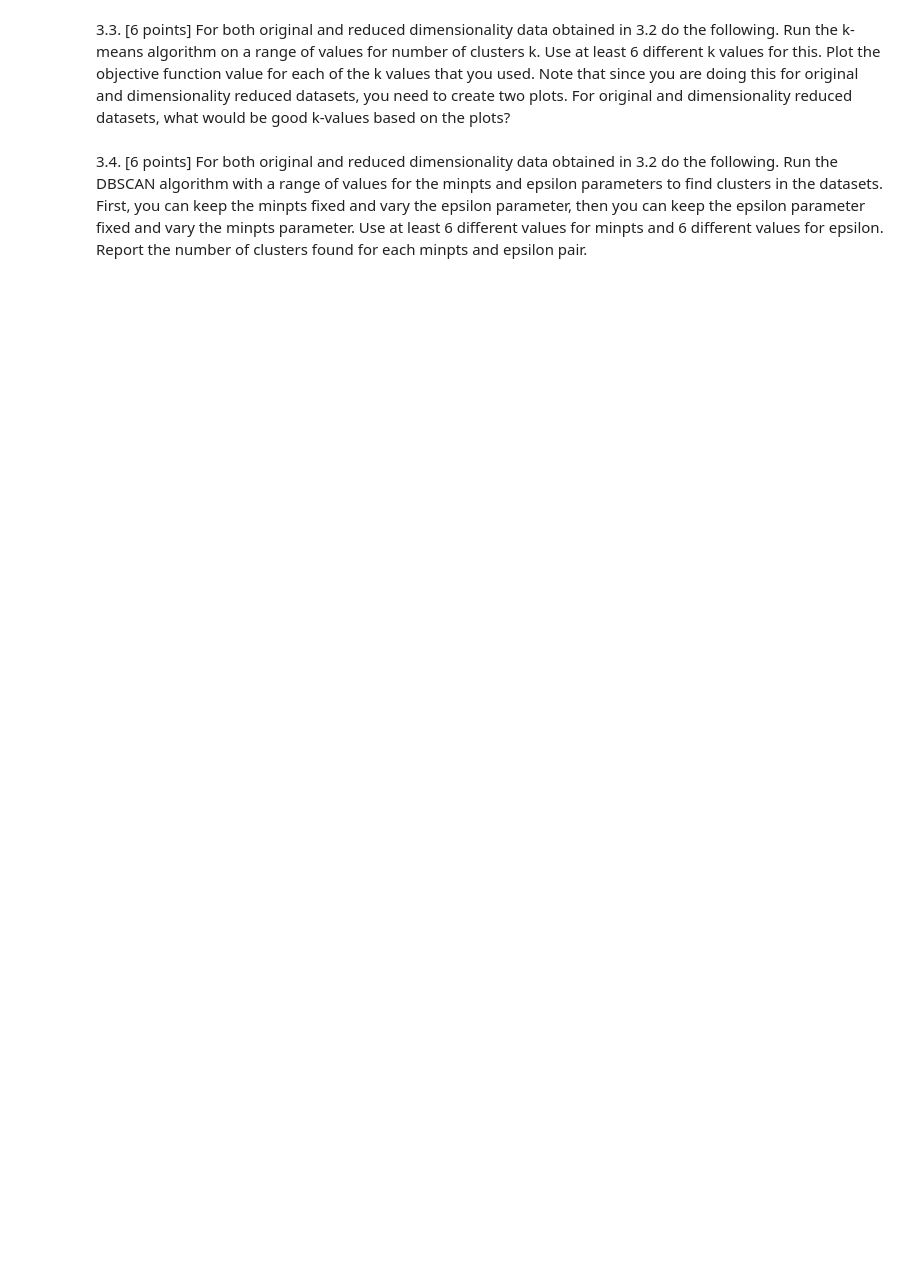
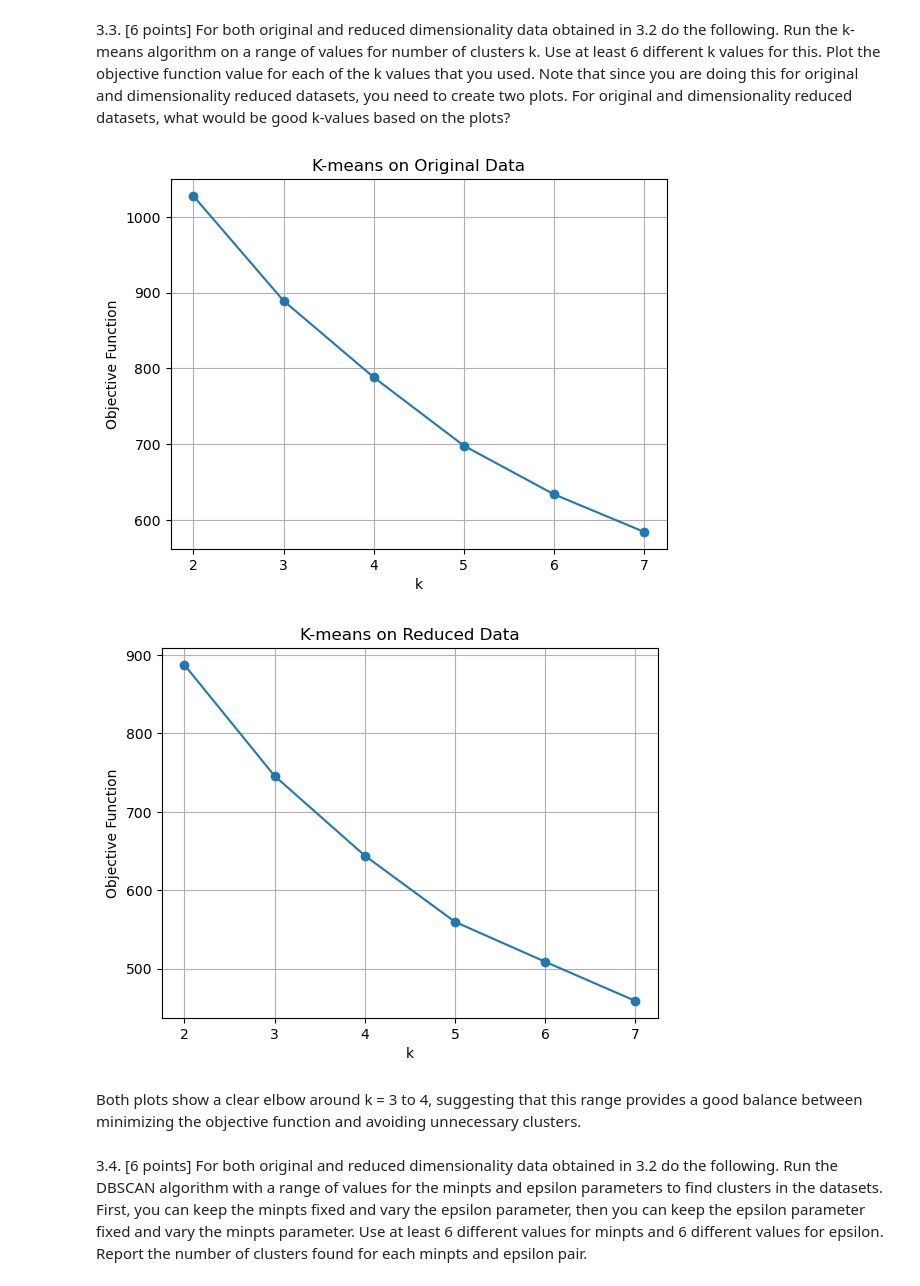
Before and after one commit to ArkhamTitan/CSCI_347-Mini-Projects-Group_17, a Jupyter notebook: Project 3/mini_project_03.ipynb, the cells around one changed output. Cells and saved outputs as stored; diff of their text form; code cells hidden in the pictures; blank space fills up the shorter version.

```diff
--- a/Project 3/mini_project_03.ipynb
+++ b/Project 3/mini_project_03.ipynb
@@ -202,6 +289,55 @@ different k values for this. Plot the objective function value for each of the k
 used. Note that since you are doing this for original and dimensionality reduced datasets, you
 need to create two plots. For original and dimensionality reduced datasets, what would be
 good k-values based on the plots?
+# %%
+pca_r = PCA(n_components=4)
+X_reduced = pca_r.fit_transform(X_scaled)
+
+from sklearn.cluster import KMeans
+
+def compute_objective(X, labels, centers):
+    total = 0
+    for i in range(len(X)):
+        total += np.linalg.norm(X[i] - centers[labels[i]])**2
+    return total
+
+k_values = [2, 3, 4, 5, 6, 7]
+
+original_obj = []
+reduced_obj = []
+
+for k in k_values:
+    kmeans = KMeans(n_clusters=k, random_state=0, n_init=10)
+    labels = kmeans.fit_predict(X_scaled)
+    obj = compute_objective(X_scaled, labels, kmeans.cluster_centers_)
+    original_obj.append(obj)
+
+for k in k_values:
+    kmeans = KMeans(n_clusters=k, random_state=0, n_init=10)
+    labels = kmeans.fit_predict(X_reduced)
+    obj = compute_objective(X_reduced, labels, kmeans.cluster_centers_)
+    reduced_obj.append(obj)
+
+plt.figure()
+plt.plot(k_values, original_obj, marker='o')
+plt.xlabel("k")
+plt.ylabel("Objective Function")
+plt.title("K-means on Original Data")
+plt.grid(True)
+plt.show()
+
+plt.figure()
+plt.plot(k_values, reduced_obj, marker='o')
+plt.xlabel("k")
+plt.ylabel("Objective Function")
+plt.title("K-means on Reduced Data")
+plt.grid(True)
+plt.show()
+# %% [output]
+[figure, added]
+[figure, added]
+# %% [markdown]
+Both plots show a clear elbow around k = 3 to 4, suggesting that this range provides a good balance between minimizing the objective function and avoiding unnecessary clusters.
 # %% [markdown]
 3.4. [6 points] For both original and reduced dimensionality data obtained in 3.2 do the following.
 Run the DBSCAN algorithm with a range of values for the minpts and epsilon parameters to
```
Also changed, not shown: parts of 10 cells of this notebook.
